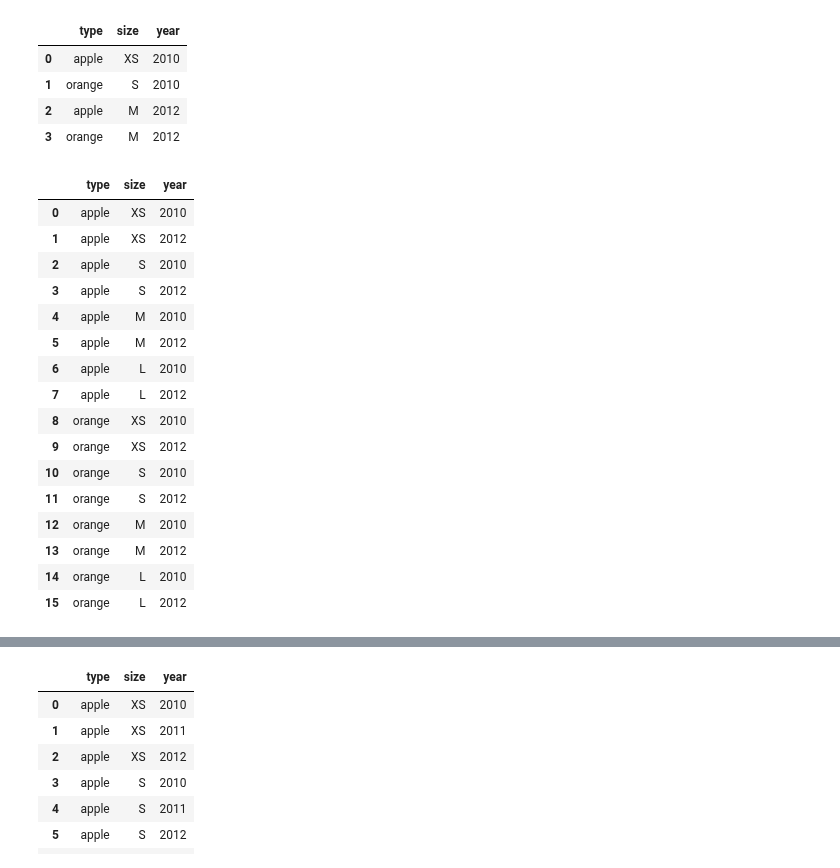
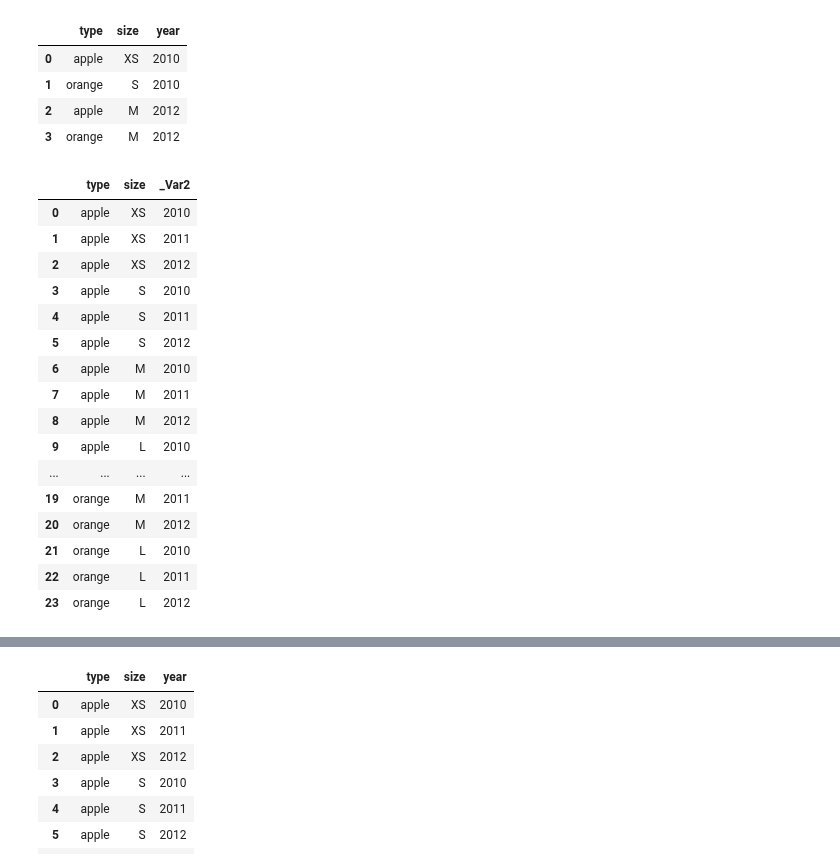
Before and after one commit to pwwang/datar, a Jupyter notebook: docs/notebooks/expand.ipynb, the cells around one changed output, grey strips where cells are left out. Drawn from its saved outputs; the diff is of its cells as text; code cells hidden in the pictures.

Commit message:
Add tidyr.expand/expand_grid

```diff
--- a/docs/notebooks/expand.ipynb
+++ b/docs/notebooks/expand.ipynb
@@ -90,23 +196,23 @@ fruits >> expand(nesting(f.type, f['size'], f.year))
 | 2 | apple | M | 2012 |
 | 3 | orange | M | 2012 |
 # %%
-fruits >> expand(f.type, f['size'], full_seq(f.year, 1))
+fruits >> expand(f.type, f.size, full_seq(f.year, 1))
 # %% [output]
-|  | type | size | year |
+|  | type | size | _Var2 |
 | 0 | apple | XS | 2010 |
-| 1 | apple | XS | 2012 |
-| 2 | apple | S | 2010 |
-| 3 | apple | S | 2012 |
-| 4 | apple | M | 2010 |
-| 5 | apple | M | 2012 |
-| 6 | apple | L | 2010 |
-| 7 | apple | L | 2012 |
-| 8 | orange | XS | 2010 |
-| 9 | orange | XS | 2012 |
-| 10 | orange | S | 2010 |
-| 11 | orange | S | 2012 |
-| 12 | orange | M | 2010 |
-| 13 | orange | M | 2012 |
-| 14 | orange | L | 2010 |
-| 15 | orange | L | 2012 |
+| 1 | apple | XS | 2011 |
+| 2 | apple | XS | 2012 |
+| 3 | apple | S | 2010 |
+| 4 | apple | S | 2011 |
+| 5 | apple | S | 2012 |
+| 6 | apple | M | 2010 |
+| 7 | apple | M | 2011 |
+| 8 | apple | M | 2012 |
+| 9 | apple | L | 2010 |
+| ... | ... | ... | ... |
+| 19 | orange | M | 2011 |
+| 20 | orange | M | 2012 |
+| 21 | orange | L | 2010 |
+| 22 | orange | L | 2011 |
+| 23 | orange | L | 2012 |
 # %%
```
Also changed, not shown: parts of 10 cells of this notebook, 9 other files.
